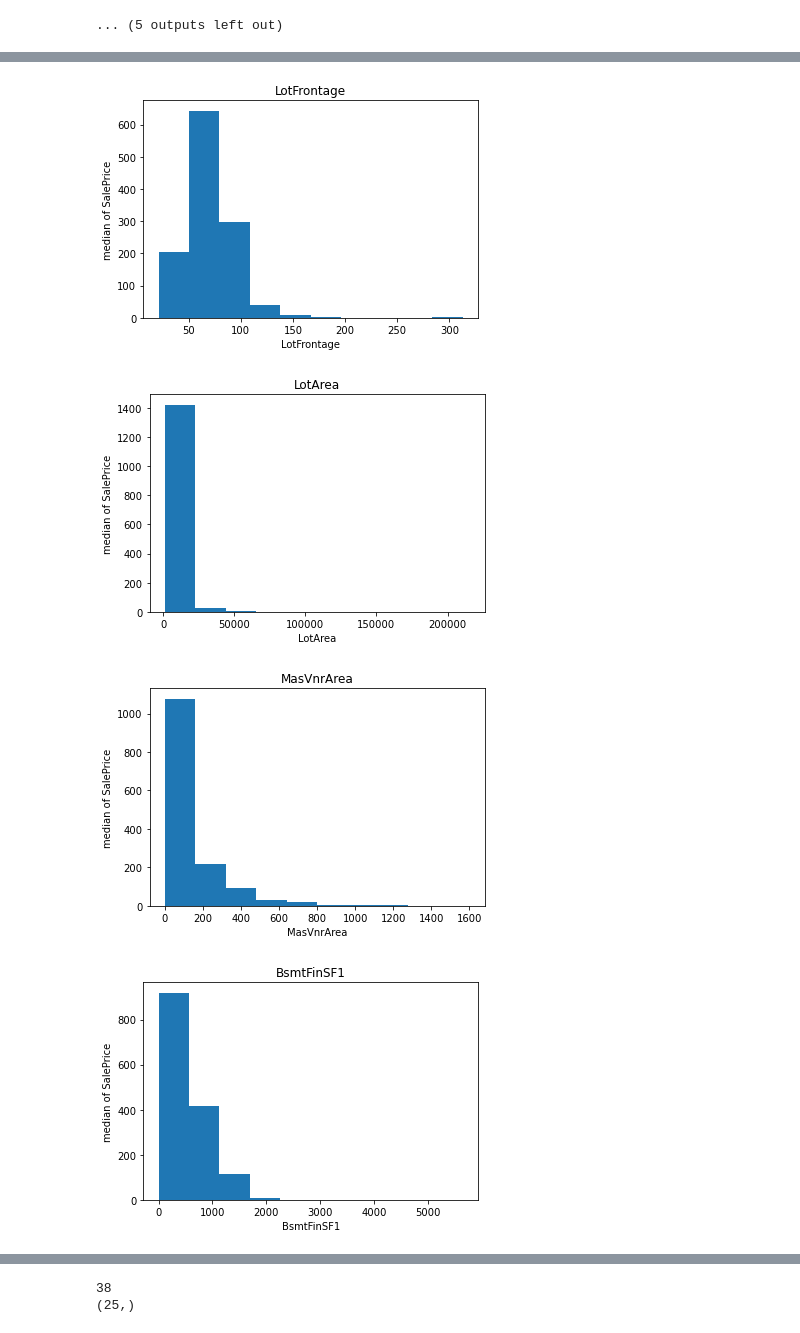
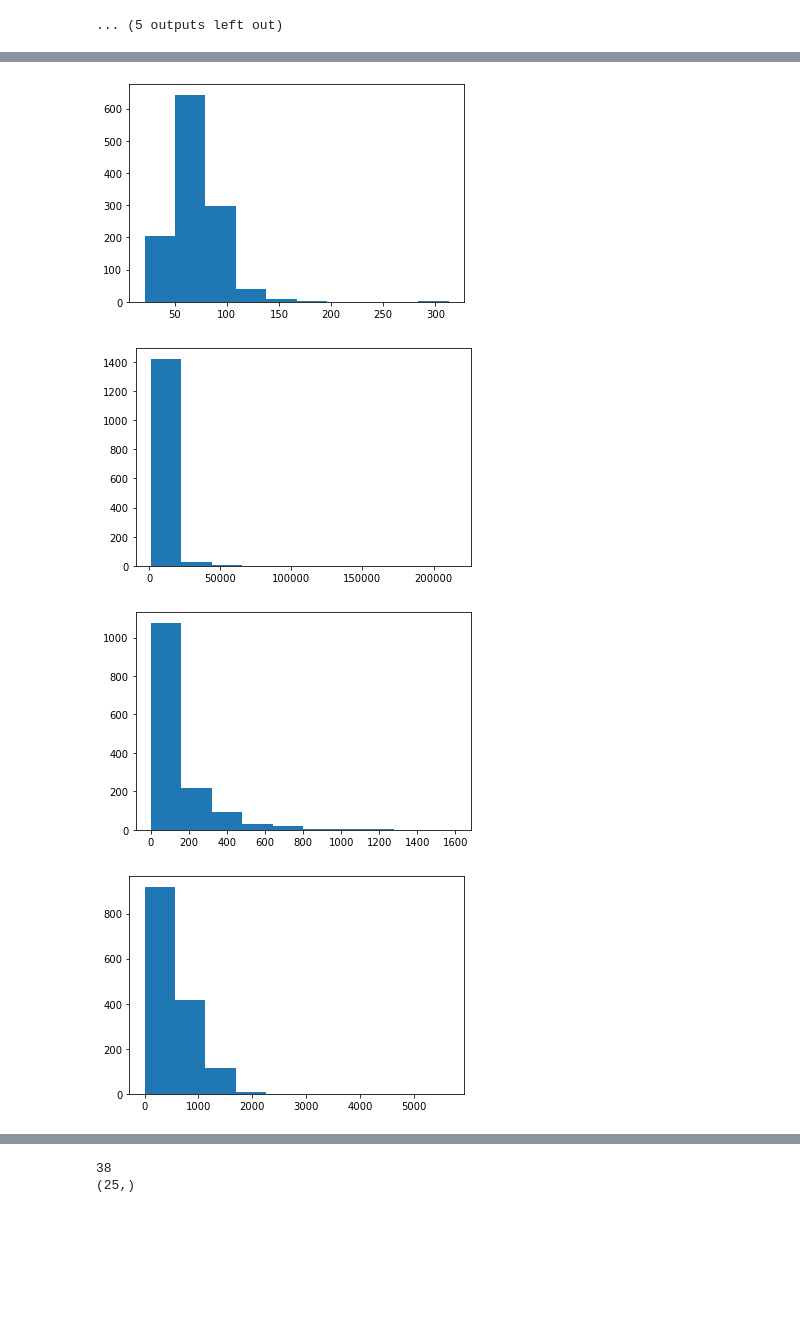
Before and after one commit to krishnaGuptaIMSC/Machine-Learning-Projects, a Jupyter notebook: Advanced-House-Price-Prediction/Advanced-House-Price-Prediction-EDA.ipynb, the cells around one changed output, grey strips where cells are left out. Saved outputs shown, nothing was run; the diff lists cells and outputs as text; code cells hidden in the pictures; blank space fills up the shorter version.

```diff
--- a/Advanced-House-Price-Prediction/Advanced-House-Price-Prediction-EDA.ipynb
+++ b/Advanced-House-Price-Prediction/Advanced-House-Price-Prediction-EDA.ipynb
@@ -10,7 +10,7 @@ pd.set_option('display.max_columns', None)
 import matplotlib.pyplot as plt
 # %%
 #Data Loading
-train = pd.read_csv('C:\\Users\\krish\\OneDrive\\Desktop\\Advanced-House-Price-Prediction\\train.csv')
+train = pd.read_csv('train.csv')
 print('train_dim:', train.shape)
 train.head()
 # %% [output]
@@ -242,14 +242,11 @@ number of continuous variables: 16
 # %%
 # Find the realtionship between them and Sale PRice
 for feature in continuous_features:
     data = train.copy()
     plt.hist(data[feature])
-    plt.title(feature)
-    plt.xlabel(feature)
-    plt.ylabel('median of SalePrice')
     plt.show()
 # %% [output]
-[figure, old version]
+[figure, new version]
-[figure, old version]
+[figure, new version]
-[figure, old version]
+[figure, new version]
-[figure, old version]
+[figure, new version]
```
Also changed, not shown: parts of 3 cells of this notebook, 1 other file.
